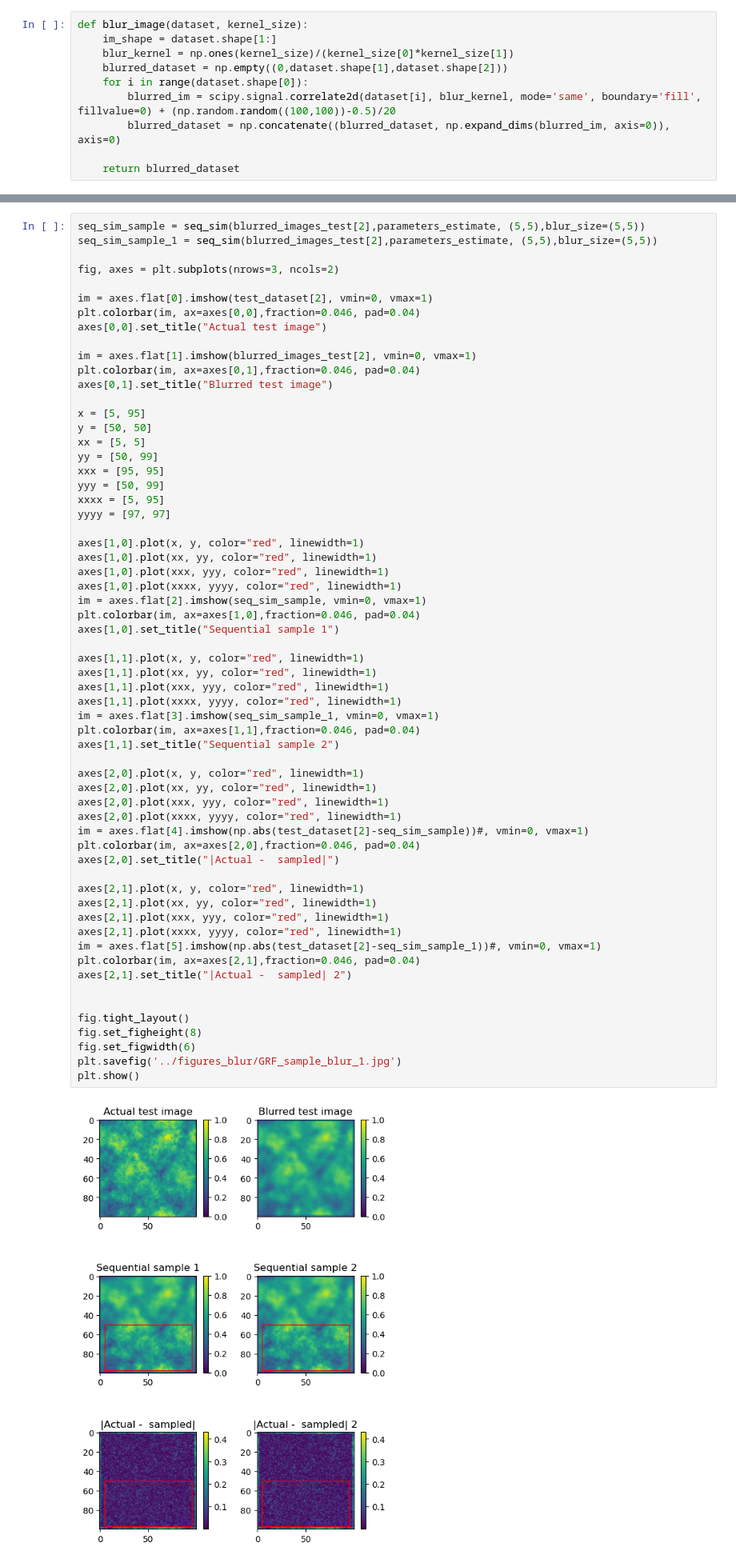
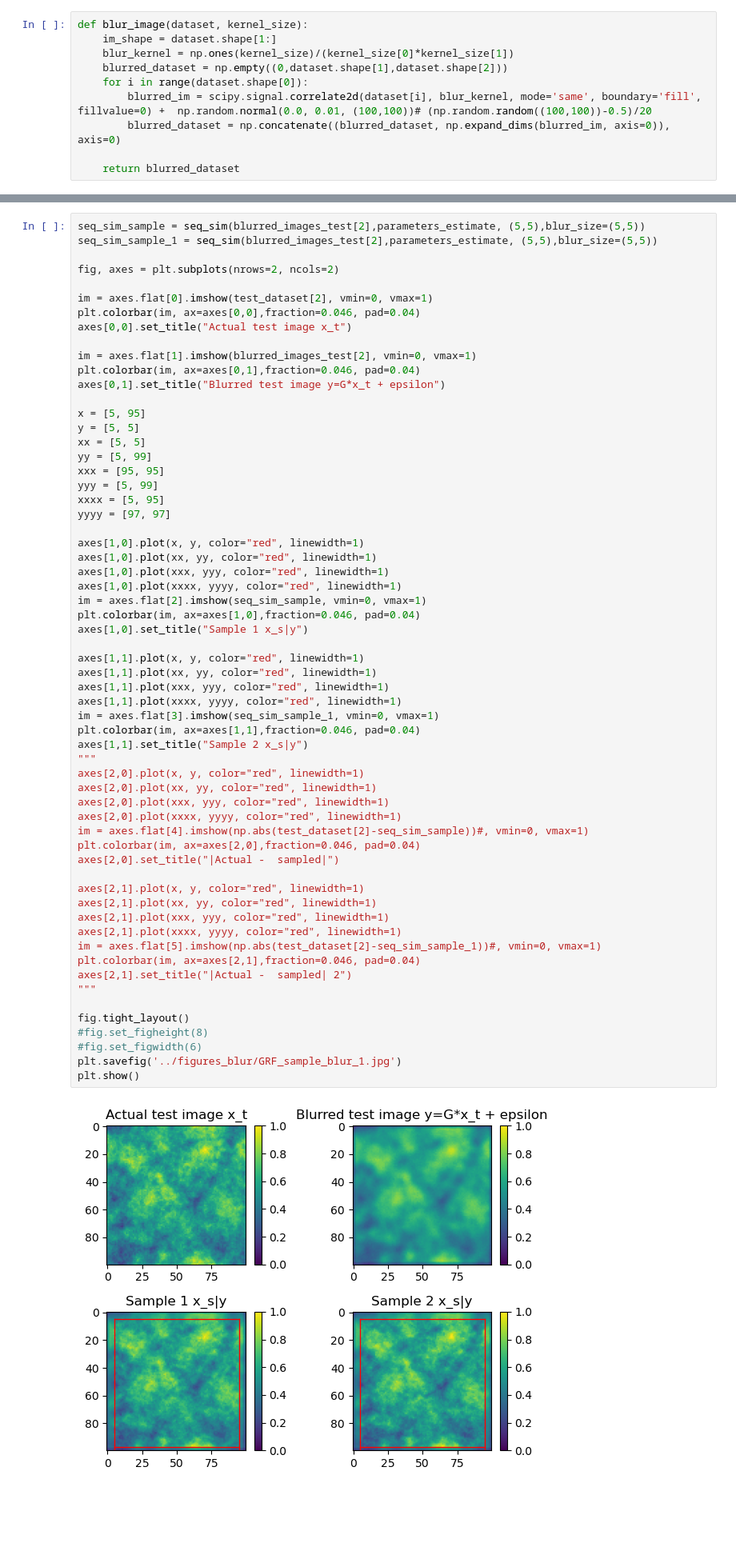
Before and after one commit to torgeirlw/master_git, a Jupyter notebook: Gen_with_blur/lin_gen_gauss.ipynb, the cells around one changed output, grey strips where cells are left out. Shown at 80% size. Cells and saved outputs as stored; diff of their text form; blank space fills up the shorter version.

```diff
--- a/Gen_with_blur/lin_gen_gauss.ipynb
+++ b/Gen_with_blur/lin_gen_gauss.ipynb
@@ -45,7 +45,7 @@ def blur_image(dataset, kernel_size):
     blur_kernel = np.ones(kernel_size)/(kernel_size[0]*kernel_size[1])
     blurred_dataset = np.empty((0,dataset.shape[1],dataset.shape[2]))
     for i in range(dataset.shape[0]):
-        blurred_im = scipy.signal.correlate2d(dataset[i], blur_kernel, mode='same', boundary='fill', fillvalue=0) + (np.random.random((100,100))-0.5)/20
+        blurred_im = scipy.signal.correlate2d(dataset[i], blur_kernel, mode='same', boundary='fill', fillvalue=0) +  np.random.normal(0.0, 0.01, (100,100))# (np.random.random((100,100))-0.5)/20
         blurred_dataset = np.concatenate((blurred_dataset, np.expand_dims(blurred_im, axis=0)), axis=0)
 
     return blurred_dataset
@@ -254,22 +237,22 @@ plt.show()
 seq_sim_sample = seq_sim(blurred_images_test[2],parameters_estimate, (5,5),blur_size=(5,5))
 seq_sim_sample_1 = seq_sim(blurred_images_test[2],parameters_estimate, (5,5),blur_size=(5,5))
 
-fig, axes = plt.subplots(nrows=3, ncols=2)
+fig, axes = plt.subplots(nrows=2, ncols=2)
 
 im = axes.flat[0].imshow(test_dataset[2], vmin=0, vmax=1)
 plt.colorbar(im, ax=axes[0,0],fraction=0.046, pad=0.04)
-axes[0,0].set_title("Actual test image")
+axes[0,0].set_title("Actual test image x_t")
 
 im = axes.flat[1].imshow(blurred_images_test[2], vmin=0, vmax=1)
 plt.colorbar(im, ax=axes[0,1],fraction=0.046, pad=0.04)
-axes[0,1].set_title("Blurred test image")
+axes[0,1].set_title("Blurred test image y=G*x_t + epsilon")
 
 x = [5, 95]
-y = [50, 50]
+y = [5, 5]
 xx = [5, 5]
-yy = [50, 99]
+yy = [5, 99]
 xxx = [95, 95]
-yyy = [50, 99]
+yyy = [5, 99]
 xxxx = [5, 95]
 yyyy = [97, 97]
 
@@ -279,40 +262,40 @@ axes[1,0].plot(xxx, yyy, color="red", linewidth=1)
 axes[1,0].plot(xxxx, yyyy, color="red", linewidth=1)
 im = axes.flat[2].imshow(seq_sim_sample, vmin=0, vmax=1)
 plt.colorbar(im, ax=axes[1,0],fraction=0.046, pad=0.04)
-axes[1,0].set_title("Sequential sample 1")
+axes[1,0].set_title("Sample 1 x_s|y")
 
 axes[1,1].plot(x, y, color="red", linewidth=1)
 axes[1,1].plot(xx, yy, color="red", linewidth=1)
 axes[1,1].plot(xxx, yyy, color="red", linewidth=1)
 axes[1,1].plot(xxxx, yyyy, color="red", linewidth=1)
 im = axes.flat[3].imshow(seq_sim_sample_1, vmin=0, vmax=1)
 plt.colorbar(im, ax=axes[1,1],fraction=0.046, pad=0.04)
-axes[1,1].set_title("Sequential sample 2")
-
+axes[1,1].set_title("Sample 2 x_s|y")
+"""
 axes[2,0].plot(x, y, color="red", linewidth=1)
 axes[2,0].plot(xx, yy, color="red", linewidth=1)
 axes[2,0].plot(xxx, yyy, color="red", linewidth=1)
 axes[2,0].plot(xxxx, yyyy, color="red", linewidth=1)
 im = axes.flat[4].imshow(np.abs(test_dataset[2]-seq_sim_sample))#, vmin=0, vmax=1)
 plt.colorbar(im, ax=axes[2,0],fraction=0.046, pad=0.04)
 axes[2,0].set_title("|Actual -  sampled|")
 
 axes[2,1].plot(x, y, color="red", linewidth=1)
 axes[2,1].plot(xx, yy, color="red", linewidth=1)
 axes[2,1].plot(xxx, yyy, color="red", linewidth=1)
 axes[2,1].plot(xxxx, yyyy, color="red", linewidth=1)
 im = axes.flat[5].imshow(np.abs(test_dataset[2]-seq_sim_sample_1))#, vmin=0, vmax=1)
 plt.colorbar(im, ax=axes[2,1],fraction=0.046, pad=0.04)
 axes[2,1].set_title("|Actual -  sampled| 2")
-
+"""
 
 fig.tight_layout()
-fig.set_figheight(8)
-fig.set_figwidth(6)
+#fig.set_figheight(8)
+#fig.set_figwidth(6)
 plt.savefig('../figures_blur/GRF_sample_blur_1.jpg')
 plt.show()
 # %% [output]
-[figure, old version]
+[figure, new version]
 # %%
 seq_sim_sample = seq_sim(blurred_images_test[8],parameters_estimate, (5,5),blur_size=(5,5))
 seq_sim_sample_1 = seq_sim(blurred_images_test[8],parameters_estimate, (5,5),blur_size=(5,5))
```
Also changed, not shown: parts of 20 cells of this notebook, 43 other files.
